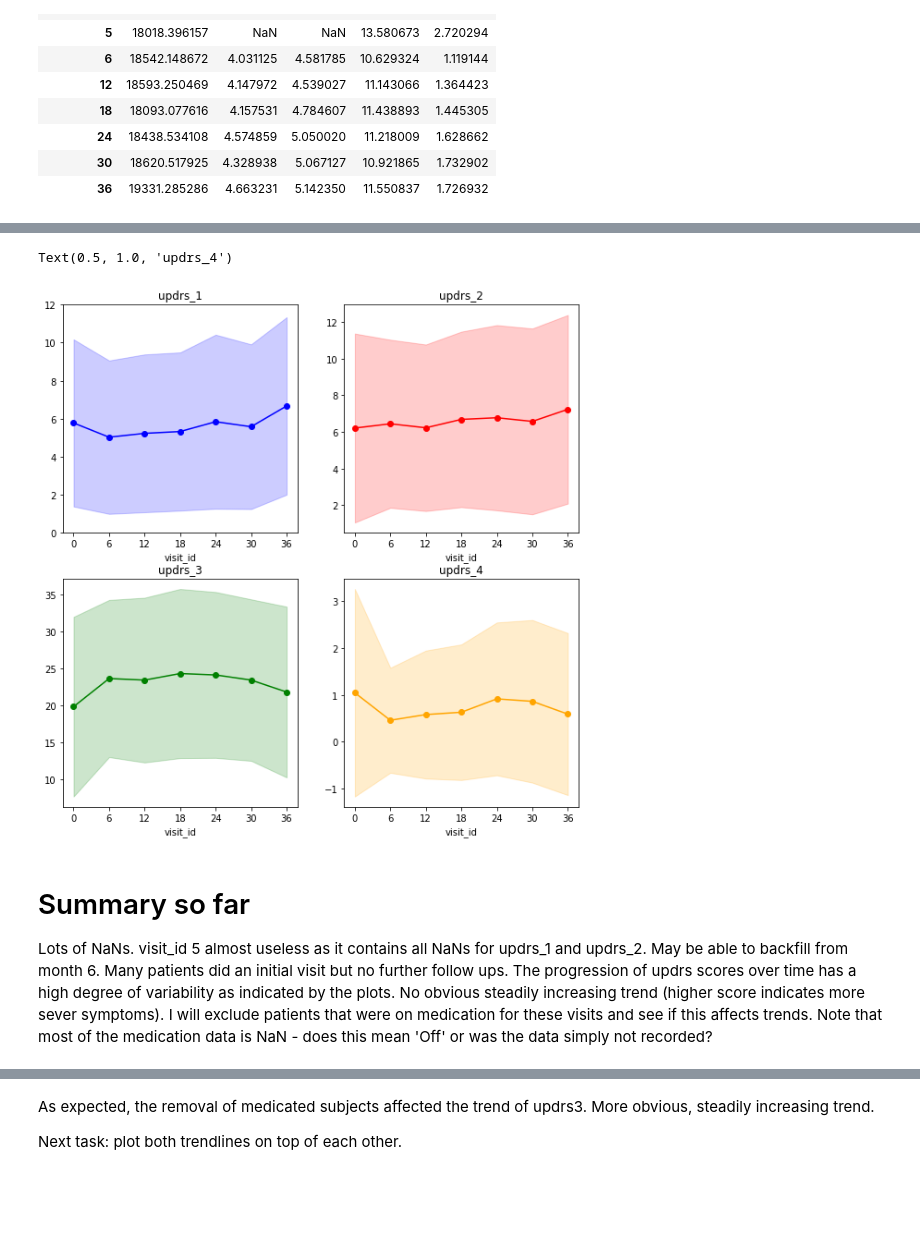
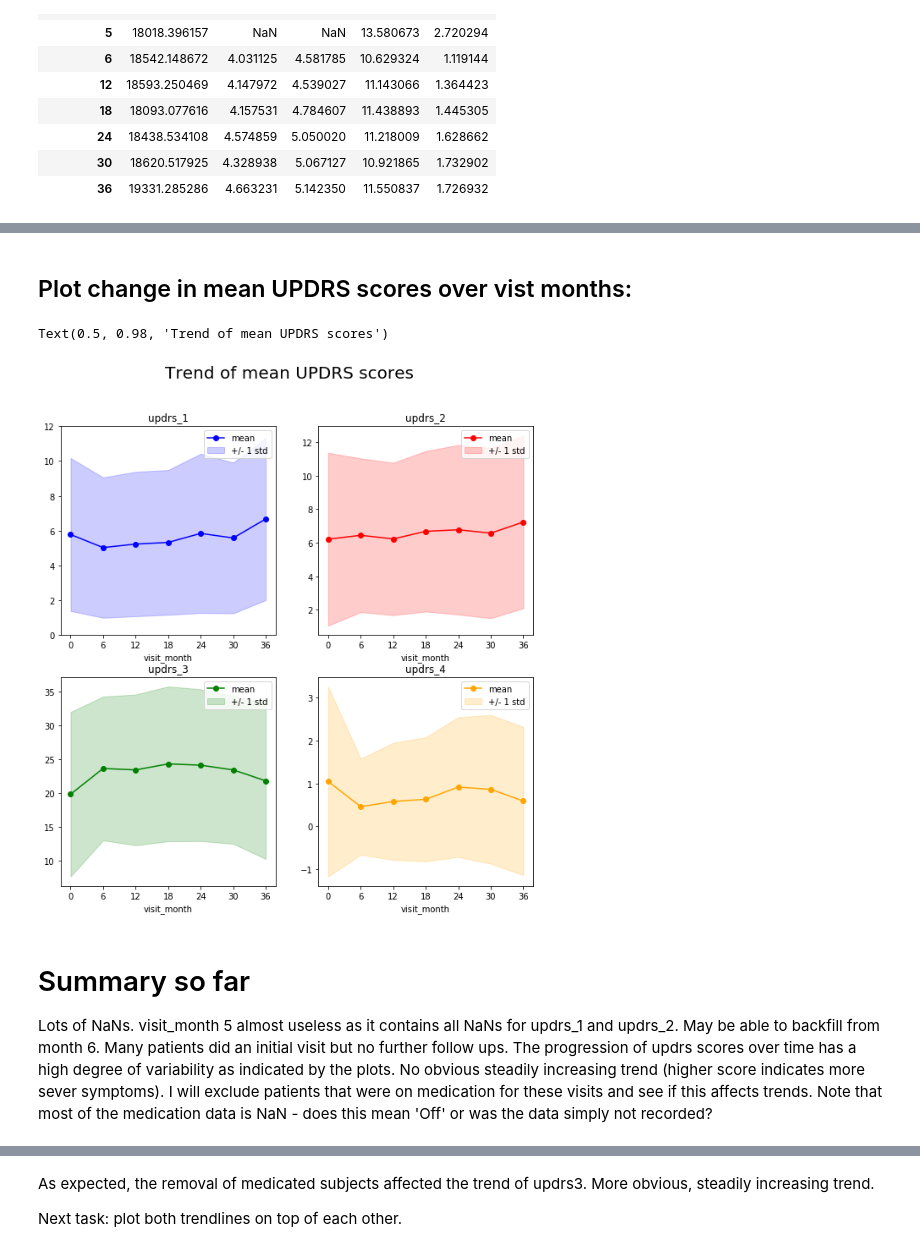
Before and after one commit to cooke99/AMP-Parkinsons-Disease-Progression-Prediction, a Jupyter notebook: analysis/basic_supplemental_clinical_data.ipynb, the cells around one changed output, grey strips where cells are left out. Drawn from its saved outputs; the diff is of its cells as text; code cells hidden in the pictures; blank space fills up the shorter version.

Commit message:
Initial analysis of supplemental clinical data

```diff
--- a/analysis/basic_supplemental_clinical_data.ipynb
+++ b/analysis/basic_supplemental_clinical_data.ipynb
@@ -136,42 +138,55 @@ visit_month
 24           18438.534108  4.574859  5.050020  11.218009  1.628662
 30           18620.517925  4.328938  5.067127  10.921865  1.732902
 36           19331.285286  4.663231  5.142350  11.550837  1.726932
+# %% [markdown]
+## Plot change in mean UPDRS scores over vist months:
 # %%
 fig, ax = plt.subplots(nrows = 2, ncols = 2, figsize=(10,10))
-ax[0,0].plot(updrs_means.index.values, updrs_means.updrs_1, marker='o', color='b')
+
+# UPDRS 1
+ax[0,0].plot(updrs_means.index.values, updrs_means.updrs_1, marker='o', color='b', label = 'mean')
 ax[0,0].fill_between(updrs_stds.index.values, updrs_means.updrs_1-updrs_stds.updrs_1,
-                     updrs_means.updrs_1+updrs_stds.updrs_1 ,alpha=0.2, color='b')
+                     updrs_means.updrs_1+updrs_stds.updrs_1 ,alpha=0.2, color='b', label = '+/- 1 std')
 ax[0,0].set_xticks(updrs_stds.index.values)
-ax[0,0].set_xlabel('visit_id')
+ax[0,0].legend()
+ax[0,0].set_xlabel('visit_month')
 ax[0,0].set_title('updrs_1')
 ax[0,0].set_ylim([0,12])
 
-ax[0,1].plot(updrs_means.index.values, updrs_means.updrs_2, marker='o', color='r')
+# UPDRS 2
+ax[0,1].plot(updrs_means.index.values, updrs_means.updrs_2, marker='o', color='r', label = 'mean')
 ax[0,1].fill_between(updrs_stds.index.values, updrs_means.updrs_2-updrs_stds.updrs_2,
-                     updrs_means.updrs_2+updrs_stds.updrs_2 ,alpha=0.2, color='r')
+                     updrs_means.updrs_2+updrs_stds.updrs_2 ,alpha=0.2, color='r', label = '+/- 1 std')
 ax[0,1].set_xticks(updrs_stds.index.values)
-ax[0,1].set_xlabel('visit_id')
+ax[0,1].legend()
+ax[0,1].set_xlabel('visit_month')
 ax[0,1].set_title('updrs_2')
 
-ax[1,0].plot(updrs_means.index.values, updrs_means.updrs_3, marker='o', color='g')
+# UPDRS 3
+ax[1,0].plot(updrs_means.index.values, updrs_means.updrs_3, marker='o', color='g', label = 'mean')
 ax[1,0].fill_between(updrs_stds.index.values, updrs_means.updrs_3-updrs_stds.updrs_3,
-                     updrs_means.updrs_3+updrs_stds.updrs_3 ,alpha=0.2, color='g')
+                     updrs_means.updrs_3+updrs_stds.updrs_3 ,alpha=0.2, color='g', label = '+/- 1 std')
 ax[1,0].set_xticks(updrs_stds.index.values)
-ax[1,0].set_xlabel('visit_id')
+ax[1,0].legend()
+ax[1,0].set_xlabel('visit_month')
 ax[1,0].set_title('updrs_3')
 
-ax[1,1].plot(updrs_means.index.values, updrs_means.updrs_4, marker='o', color='orange')
+# UPDRS 4
+ax[1,1].plot(updrs_means.index.values, updrs_means.updrs_4, marker='o', color='orange', label = 'mean')
 ax[1,1].fill_between(updrs_stds.index.values, updrs_means.updrs_4-updrs_stds.updrs_4,
-                     updrs_means.updrs_4+updrs_stds.updrs_4 ,alpha=0.2, color='orange')
+                     updrs_means.updrs_4+updrs_stds.updrs_4 ,alpha=0.2, color='orange', label = '+/- 1 std')
 ax[1,1].set_xticks(updrs_stds.index.values)
-ax[1,1].set_xlabel('visit_id')
+ax[1,1].legend()
+ax[1,1].set_xlabel('visit_month')
 ax[1,1].set_title('updrs_4')
+
+fig.suptitle('Trend of mean UPDRS scores',fontsize=20)
 # %% [output]
-Text(0.5, 1.0, 'updrs_4')
+Text(0.5, 0.98, 'Trend of mean UPDRS scores')
-[figure, old version]
+[figure, new version]
 # %% [markdown]
 # Summary so far
 
-Lots of NaNs. visit_id 5 almost useless as it contains all NaNs for updrs_1 and updrs_2. May be able to backfill from month 6. Many patients did an initial visit but no further follow ups. The progression of updrs scores over time has a high degree of variability as indicated by the plots. No obvious steadily increasing trend (higher score indicates more sever symptoms).
+Lots of NaNs. visit_month 5 almost useless as it contains all NaNs for updrs_1 and updrs_2. May be able to backfill from month 6. Many patients did an initial visit but no further follow ups. The progression of updrs scores over time has a high degree of variability as indicated by the plots. No obvious steadily increasing trend (higher score indicates more sever symptoms).
 I will exclude patients that were on medication for these visits and see if this affects trends. Note that most of the medication data is NaN - does this mean 'Off' or was the data simply not recorded?
 # %%
```
Also changed, not shown: parts of 5 cells of this notebook.
